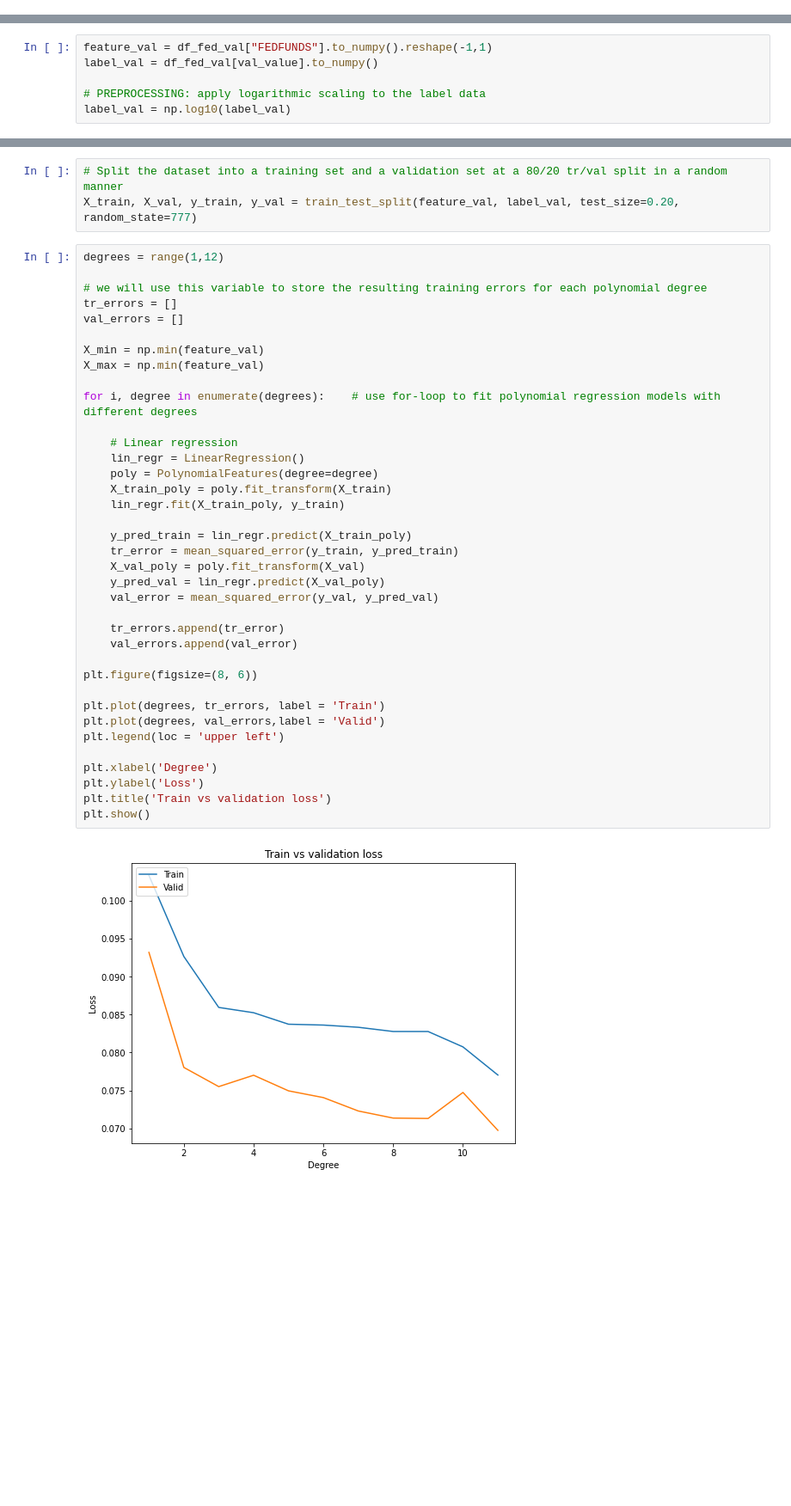
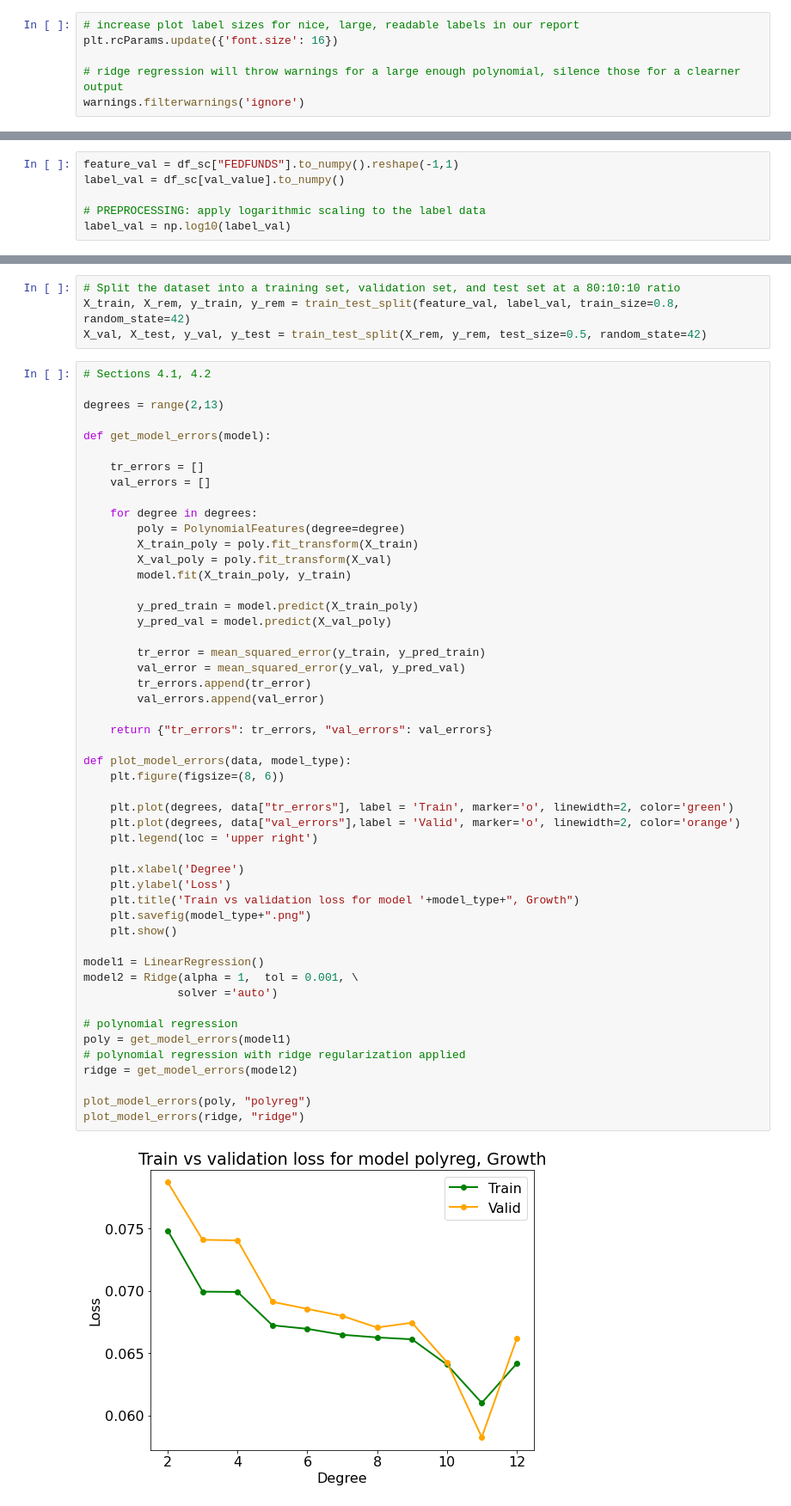
Before and after one commit to xen20/AaltoMLPartDeuxEtTrois, a Jupyter notebook: project.ipynb, the cells around one changed output, grey strips where cells are left out. Shown at 86% size. Saved outputs shown, nothing was run; the diff lists cells and outputs as text; blank space fills up the shorter version.

```diff
--- a/project.ipynb
+++ b/project.ipynb
@@ -8,0 +14,6 @@ from sklearn.model_selection import train_test_split
+# %%
+# increase plot label sizes for nice, large, readable labels in our report
+plt.rcParams.update({'font.size': 16})
+
+# ridge regression will throw warnings for a large enough polynomial, silence those for a clearner output
+warnings.filterwarnings('ignore')
@@ -32,6 +57,6 @@ df_fed_val = df_fed.join(df_sc_val[val_value])
 # %%
-feature_val = df_fed_val["FEDFUNDS"].to_numpy().reshape(-1,1)
-label_val = df_fed_val[val_value].to_numpy()
+feature_val = df_sc["FEDFUNDS"].to_numpy().reshape(-1,1)
+label_val = df_sc[val_value].to_numpy()
 
 # PREPROCESSING: apply logarithmic scaling to the label data
 label_val = np.log10(label_val)
@@ -54,42 +77,56 @@ sns.pairplot(df_t, height=4)
 # %%
-# Split the dataset into a training set and a validation set at a 80/20 tr/val split in a random manner
-X_train, X_val, y_train, y_val = train_test_split(feature_val, label_val, test_size=0.20, random_state=777)
+# Split the dataset into a training set, validation set, and test set at a 80:10:10 ratio
+X_train, X_rem, y_train, y_rem = train_test_split(feature_val, label_val, train_size=0.8, random_state=42)
+X_val, X_test, y_val, y_test = train_test_split(X_rem, y_rem, test_size=0.5, random_state=42)
 # %%
-degrees = range(1,12)
+# Sections 4.1, 4.2
 
-# we will use this variable to store the resulting training errors for each polynomial degree
-tr_errors = []
-val_errors = []
+degrees = range(2,13)
 
-X_min = np.min(feature_val)
-X_max = np.min(feature_val)
+def get_model_errors(model):
 
-for i, degree in enumerate(degrees):    # use for-loop to fit polynomial regression models with different degrees
+    tr_errors = []
+    val_errors = []
 
-    # Linear regression
-    lin_regr = LinearRegression()
-    poly = PolynomialFeatures(degree=degree)
-    X_train_poly = poly.fit_transform(X_train)
-    lin_regr.fit(X_train_poly, y_train)
+    for degree in degrees:
+        poly = PolynomialFeatures(degree=degree)
+        X_train_poly = poly.fit_transform(X_train)
+        X_val_poly = poly.fit_transform(X_val)
+        model.fit(X_train_poly, y_train)
 
-    y_pred_train = lin_regr.predict(X_train_poly)
-    tr_error = mean_squared_error(y_train, y_pred_train)
-    X_val_poly = poly.fit_transform(X_val)
-    y_pred_val = lin_regr.predict(X_val_poly)
-    val_error = mean_squared_error(y_val, y_pred_val)
+        y_pred_train = model.predict(X_train_poly)
+        y_pred_val = model.predict(X_val_poly)
 
-    tr_errors.append(tr_error)
-    val_errors.append(val_error)
+        tr_error = mean_squared_error(y_train, y_pred_train)
+        val_error = mean_squared_error(y_val, y_pred_val)
+        tr_errors.append(tr_error)
+        val_errors.append(val_error)
 
-plt.figure(figsize=(8, 6))
+    return {"tr_errors": tr_errors, "val_errors": val_errors}
 
-plt.plot(degrees, tr_errors, label = 'Train')
-plt.plot(degrees, val_errors,label = 'Valid')
-plt.legend(loc = 'upper left')
+def plot_model_errors(data, model_type):
+    plt.figure(figsize=(8, 6))
 
-plt.xlabel('Degree')
-plt.ylabel('Loss')
-plt.title('Train vs validation loss')
-plt.show()
+    plt.plot(degrees, data["tr_errors"], label = 'Train', marker='o', linewidth=2, color='green')
+    plt.plot(degrees, data["val_errors"],label = 'Valid', marker='o', linewidth=2, color='orange')
+    plt.legend(loc = 'upper right')
+
+    plt.xlabel('Degree')
+    plt.ylabel('Loss')
+    plt.title('Train vs validation loss for model '+model_type+", Growth")
+    plt.savefig(model_type+".png")
+    plt.show()
+
+model1 = LinearRegression()
+model2 = Ridge(alpha = 1,  tol = 0.001, \
+              solver ='auto')
+
+# polynomial regression
+poly = get_model_errors(model1)
+# polynomial regression with ridge regularization applied
+ridge = get_model_errors(model2)
+
+plot_model_errors(poly, "polyreg")
+plot_model_errors(ridge, "ridge")
 # %% [output]
-[figure, old version]
+[figure, new version]
```
Also changed, not shown: parts of 8 cells of this notebook.
